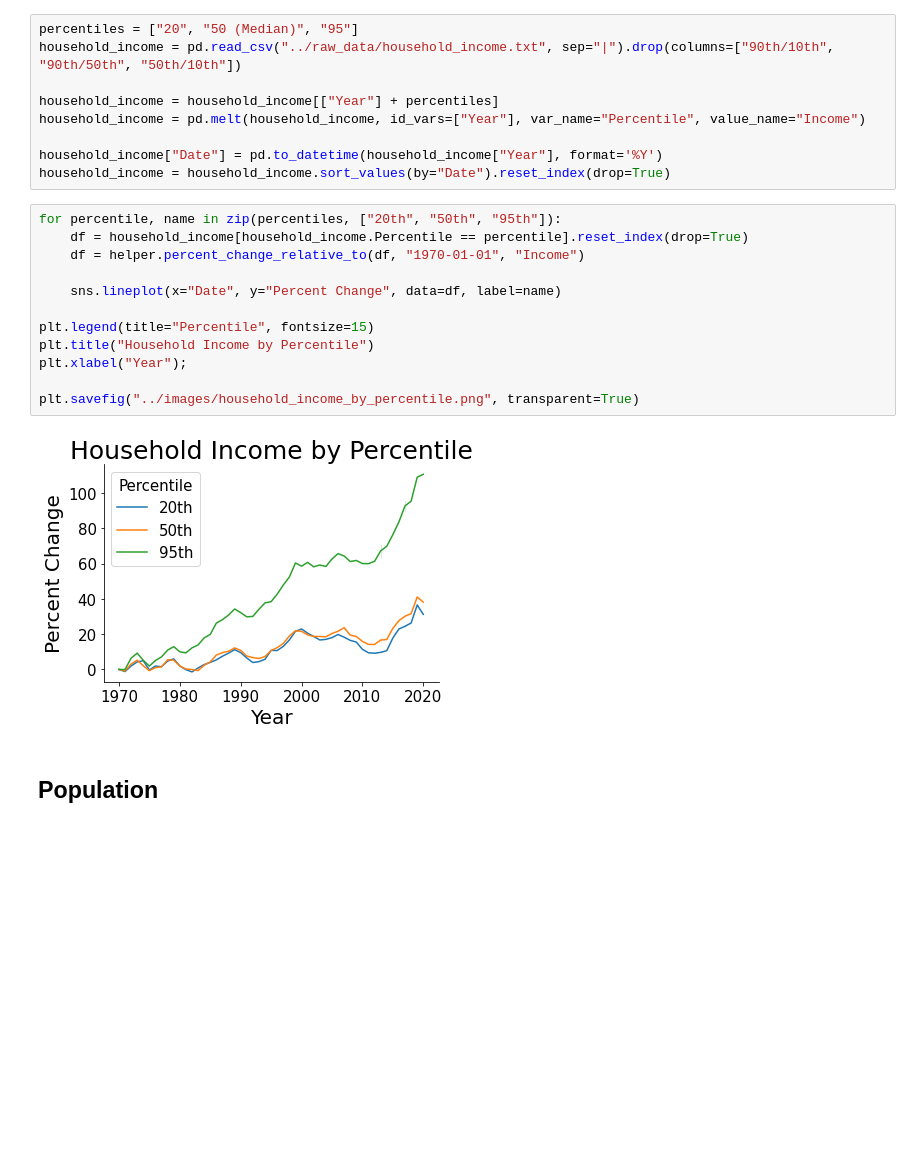
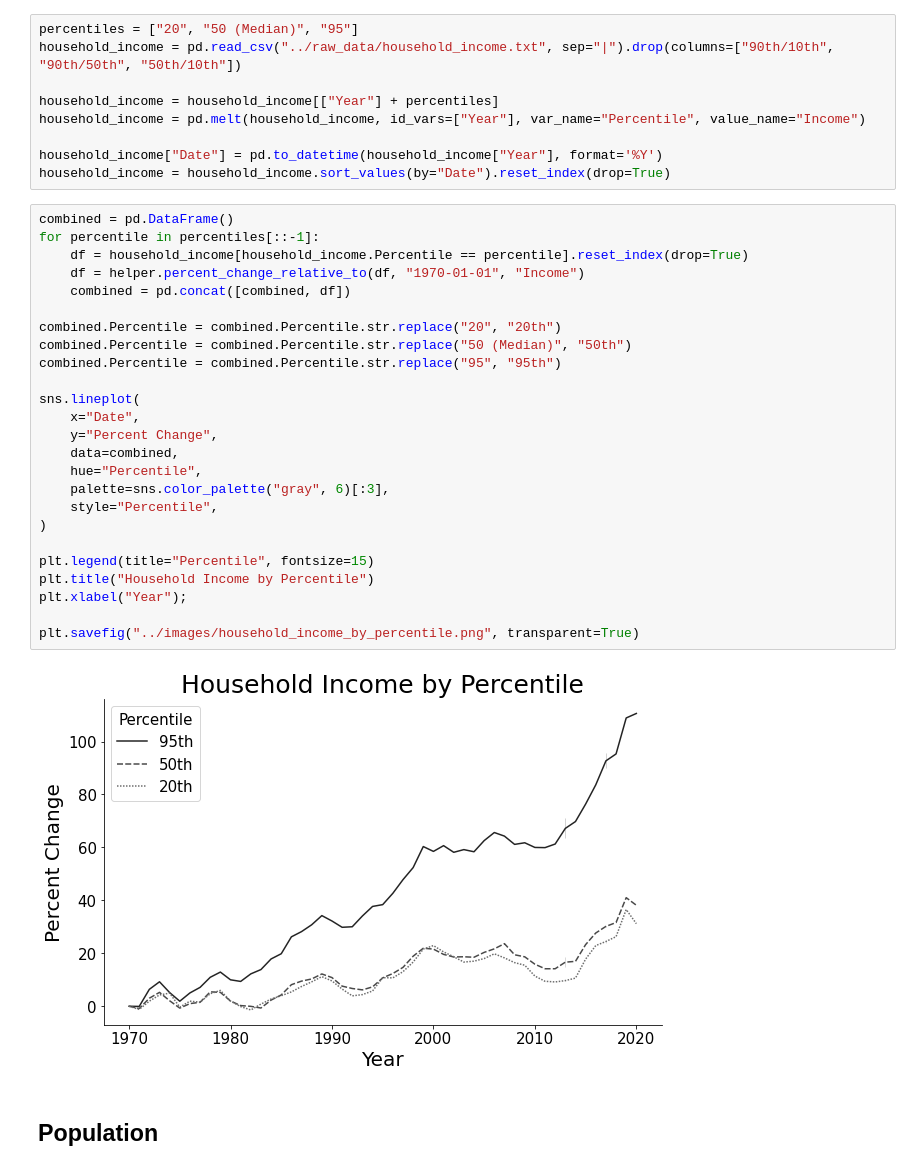
Before and after one commit to jordanott/BackToTheFuture, a Jupyter notebook: notebooks/government.ipynb, the cells around one changed output. Cells and saved outputs as stored; diff of their text form; blank space fills up the shorter version.

```diff
--- a/notebooks/government.ipynb
+++ b/notebooks/government.ipynb
@@ -94,19 +96,32 @@ household_income = pd.melt(household_income, id_vars=["Year"], var_name="Percent
 household_income["Date"] = pd.to_datetime(household_income["Year"], format='%Y')
 household_income = household_income.sort_values(by="Date").reset_index(drop=True)
 # %%
-for percentile, name in zip(percentiles, ["20th", "50th", "95th"]):
+combined = pd.DataFrame()
+for percentile in percentiles[::-1]:
     df = household_income[household_income.Percentile == percentile].reset_index(drop=True)
     df = helper.percent_change_relative_to(df, "1970-01-01", "Income")
+    combined = pd.concat([combined, df])
 
-    sns.lineplot(x="Date", y="Percent Change", data=df, label=name)
+combined.Percentile = combined.Percentile.str.replace("20", "20th")
+combined.Percentile = combined.Percentile.str.replace("50 (Median)", "50th")
+combined.Percentile = combined.Percentile.str.replace("95", "95th")
+
+sns.lineplot(
+    x="Date",
+    y="Percent Change",
+    data=combined,
+    hue="Percentile",
+    palette=sns.color_palette("gray", 6)[:3],
+    style="Percentile",
+)
 
 plt.legend(title="Percentile", fontsize=15)
 plt.title("Household Income by Percentile")
 plt.xlabel("Year");
 
 plt.savefig("../images/household_income_by_percentile.png", transparent=True)
 # %% [output]
-[figure, old version]
+[figure, new version]
 # %% [markdown]
 ## Population
 # %%
```
Also changed, not shown: parts of 35 cells of this notebook, 2 other files.
